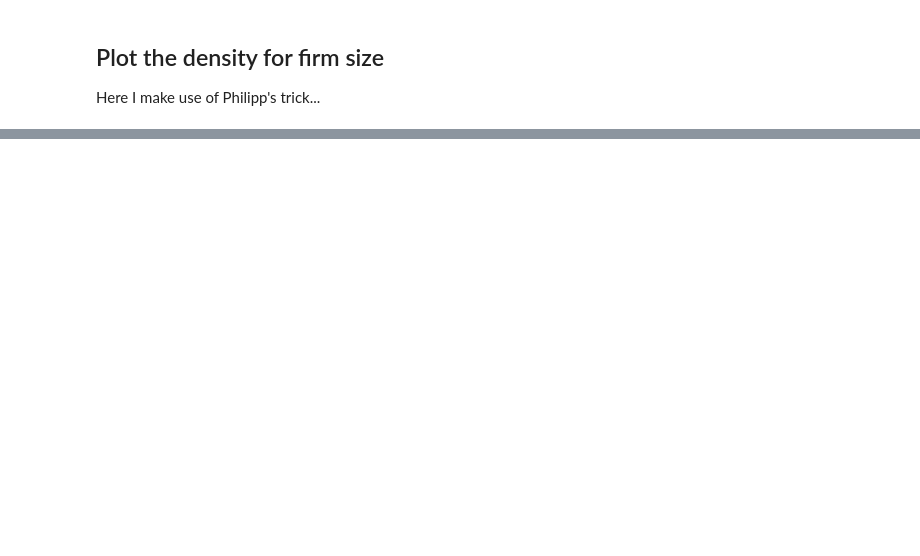
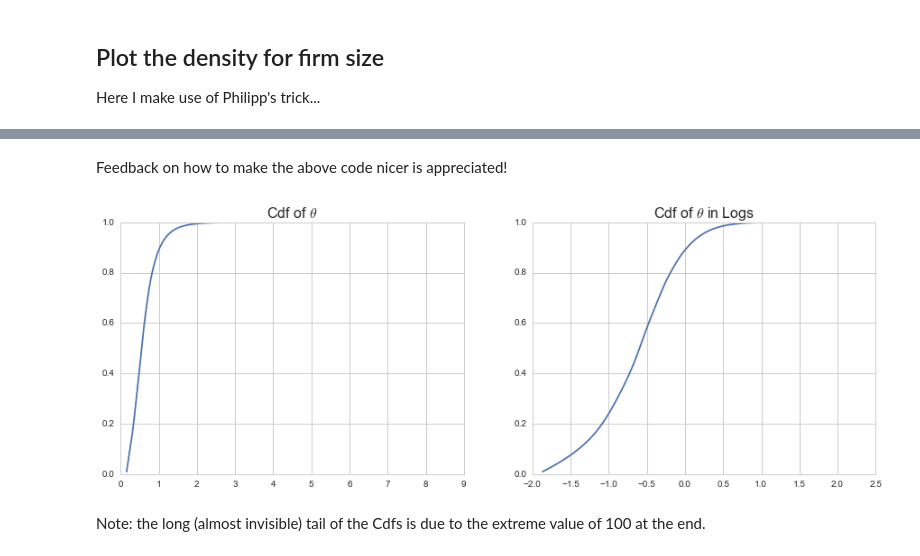
Before and after one commit to davidrpugh/assortative-matching, a Jupyter notebook: examples/positive-assortative-matching.ipynb, the cells around one changed output, grey strips where cells are left out. Drawn from its saved outputs; the diff is of its cells as text; code cells hidden in the pictures; blank space fills up the shorter version.

```diff
--- a/examples/positive-assortative-matching.ipynb
+++ b/examples/positive-assortative-matching.ipynb
@@ -159,0 +138,33 @@ OrderedDict([('loc1', -0.1), ('loc2', -0.1), ('mu1', 0.0), ('mu2', 0.0), ('omega
+# %%
+import operator
+# Sorting the thetas preserving the order
+n_thetas = dict(zip(list(map(str, range(0,len(viz.solution.theta)))),viz.solution.theta))
+sort_thetas = sorted(n_thetas.items(), key=operator.itemgetter(1))  # list of tuples (original position, theta)
+theta_range = sorted(viz.solution.theta)                            # Sorted theta range
+
+# Using the pdf of workers
+pdf_x = workers.evaluate_pdf(viz.solution.index.values)         # calculates pdf of xs in one step
+n_pdf_x = dict(enumerate(pdf_x))                            # creates a dictionary where the keys are the #obs of x
+pdf_theta_hat = np.empty(0)
+
+for pair in sort_thetas:
+    index = int(pair[0])
+    pdf_theta_hat  = np.hstack((pdf_theta_hat ,(n_pdf_x[index]/pair[1]))) # Adds pdf_x(x(theta))/theta
+
+cdf_theta_hat  = np.cumsum(pdf_theta_hat)                   # Backing up model cdf
+cdf_theta_hat  = cdf_theta_hat /cdf_theta_hat [-1]          # Normalization of the model cdf
+# %% [markdown]
+Feedback on how to make the above code nicer is appreciated!
+# %%
+plt.figure(figsize=(15,5))
+plt.subplot(1,2,1)
+plt.plot(theta_range, cdf_theta_hat)
+plt.title("Cdf of $\\theta$", fontsize=16)
+plt.subplot(1,2,2)
+plt.plot(np.log(theta_range), cdf_theta_hat)
+plt.title("Cdf of $\\theta$ in Logs", fontsize=16)
+plt.show()
+# %% [output]
+[figure, added]
+# %% [markdown]
+Note: the long (almost invisible) tail of the Cdfs is due to the extreme value of 100 at the end.
```
Also changed, not shown: parts of 12 cells of this notebook.
